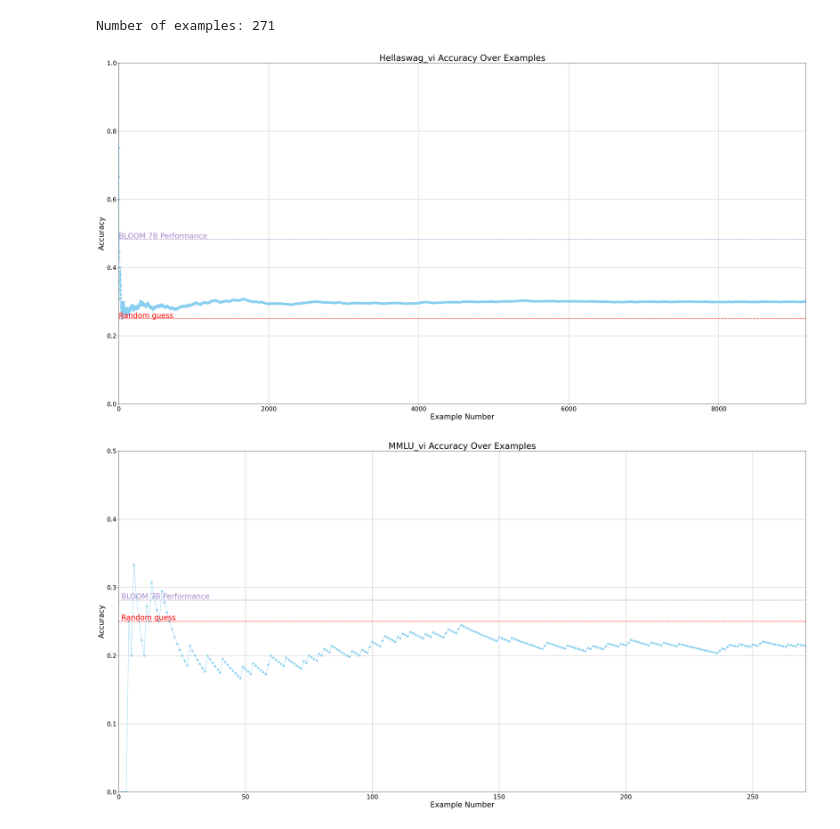
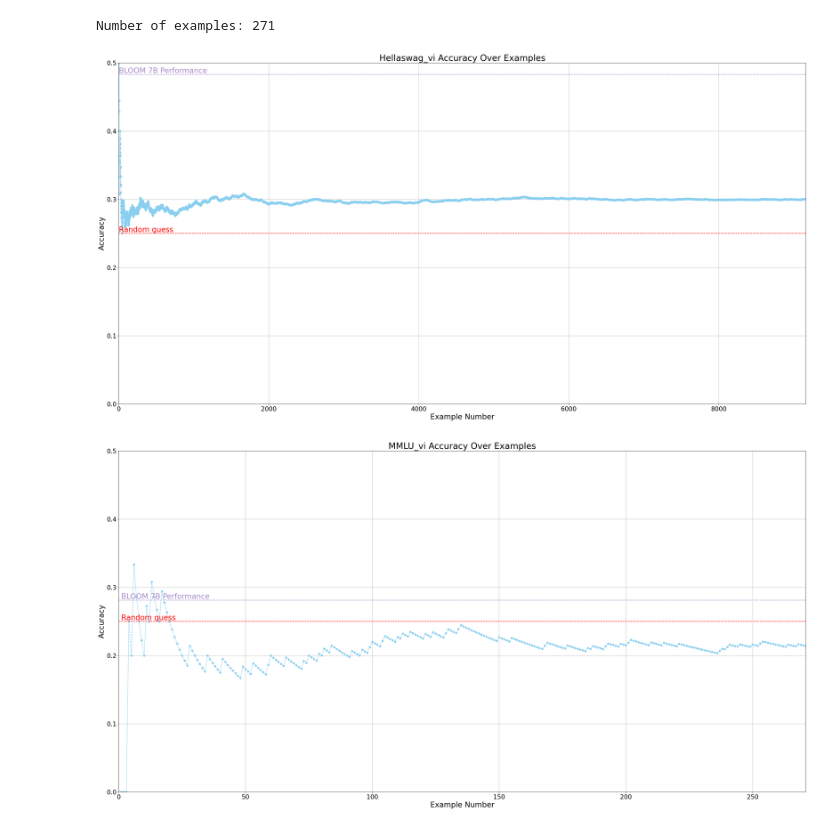
Before and after one commit to danganhdat/nanoGPT, a Jupyter notebook: eval.ipynb, the cells around one changed output. Drawn from its saved outputs; the diff is of its cells as text; code cells hidden in the pictures.

```diff
--- a/eval.ipynb
+++ b/eval.ipynb
@@ -305,7 +305,7 @@ example_numbers = []
 accuracy_values = []
 
 # Read from the log file
-file_path = os.path.join('hellaswag', "modify_log.txt")
+file_path = os.path.join('hellaswag', "hellaswag_vi_log.txt")
 with open(file_path, "r") as f:
     lines = f.readlines()  # Read all lines once
     for line in tqdm(lines, desc="Reading log file", unit="line"):
@@ -329,35 +329,35 @@ plt.plot(
     markeredgecolor='#89CFF0'   # pastel blue for the marker edge
 )
 
 # Adding labels and title
 plt.title('Hellaswag_vi Accuracy Over Examples', fontsize=28)
 plt.axhline(y=0.25, color='r', linestyle='--', label=f"random guess")
 plt.axhline(y=0.483, color='#A78BCA', linestyle='--', label=f"bloom")
 plt.text(
     1, 0.252,  # x and y position
     'Random guess',
     color='red',
     fontsize=24
 )
 plt.text(
     1, 0.485,  # x and y position
     'BLOOM 7B Performance',
     color='#A78BCA',
     fontsize=24
 )
 plt.xlabel('Example Number', fontsize=24)
 plt.ylabel('Accuracy', fontsize=24)
-plt.ylim(0, 1)  # Set y-axis limit from 0 to 1
+plt.ylim(0, 0.5)  # Set y-axis limit from 0 to 1
 plt.xlim(0, len(example_numbers))
 plt.tick_params(axis='y', labelsize=20)
 plt.tick_params(axis='x', labelsize=20)
 # plt.xticks(example_numbers)  # Set x-ticks to match example numbers
 plt.grid()
 
 # Show the plot
 plt.show()
 # %% [output]
-[figure, old version]
+[figure, new version]
 # %%
 import matplotlib.pyplot as plt
 import re
```
Also changed, not shown: 4 other files.
